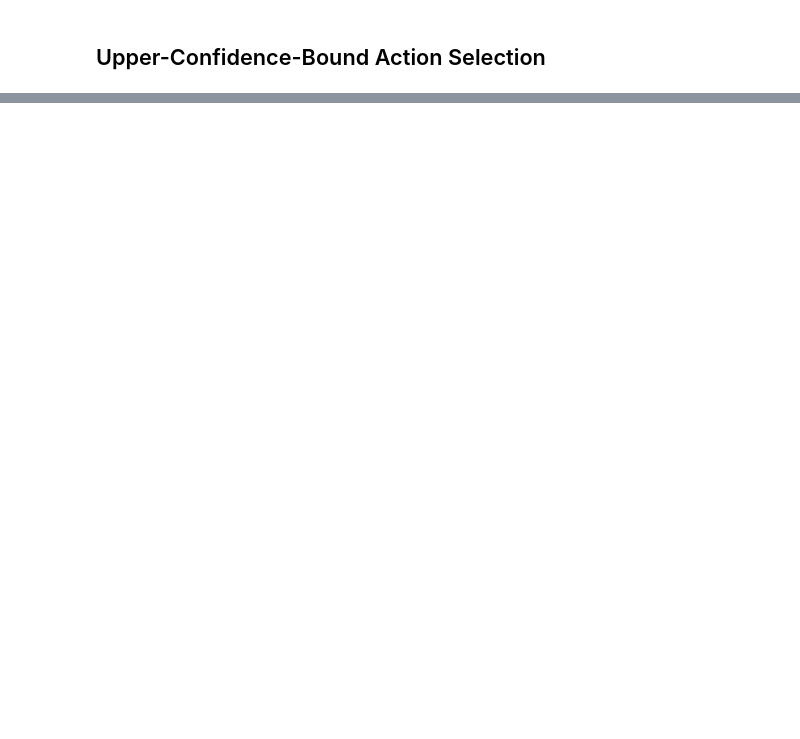
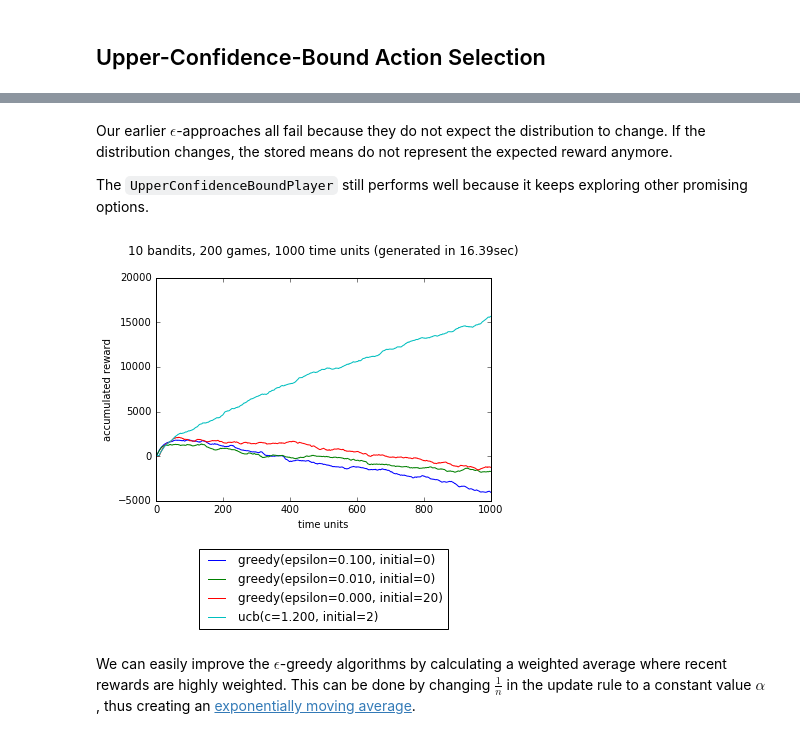
Before and after one commit to florian/reinforcement-learning, a Jupyter notebook: 2_Multi-arm_bandits.ipynb, the cells around one changed output, grey strips where cells are left out. Drawn from its saved outputs; the diff is of its cells as text; code cells hidden in the pictures; blank space fills up the shorter version.

```diff
--- a/2_Multi-arm_bandits.ipynb
+++ b/2_Multi-arm_bandits.ipynb
@@ -181,0 +200,32 @@ game.play(num_bandits=10, num_games=50, num_iterations=1000)
+# %%
+from random import random, normalvariate
+
+class UnreliableArmedBandit:
+    def __init__(self, mean, variance):
+        self.mean = mean
+        self.variance = variance
+
+    def sample(self):
+        if random() > 0.85:
+            self.mean = (random() - 0.5) * 3
+            self.variance = 1
+
+        return normalvariate(self.mean, self.variance)
+# %% [markdown]
+Our earlier $\epsilon$-approaches all fail because they do not expect the distribution to change. If the distribution changes, the stored means do not represent the expected reward anymore.
+
+The `UpperConfidenceBoundPlayer` still performs well because it keeps exploring other promising options.
+# %%
+players = [
+    lambda bandits: EpsilonGreedyPlayer(bandits, epsilon=0.1),
+    lambda bandits: EpsilonGreedyPlayer(bandits, epsilon=0.01),
+    lambda bandits: EpsilonGreedyPlayer(bandits, epsilon=0, initial=20),
+    lambda bandits: UpperConfidenceBoundPlayer(bandits, c=1.2, initial=2)
+]
+
+game = Game(players, Bandit=UnreliableArmedBandit)
+game.play(num_bandits=10, num_games=200, num_iterations=1000)
+# %% [output]
+[figure, added]
+# %% [markdown]
+We can easily improve the $\epsilon$-greedy algorithms by calculating a weighted average where recent rewards are highly weighted. This can be done by changing $\frac1n$ in the update rule to a constant value $\alpha$, thus creating an [exponentially moving average](https://en.wikipedia.org/wiki/Moving_average#Exponential_moving_average).
```
Also changed, not shown: parts of 22 cells of this notebook.
